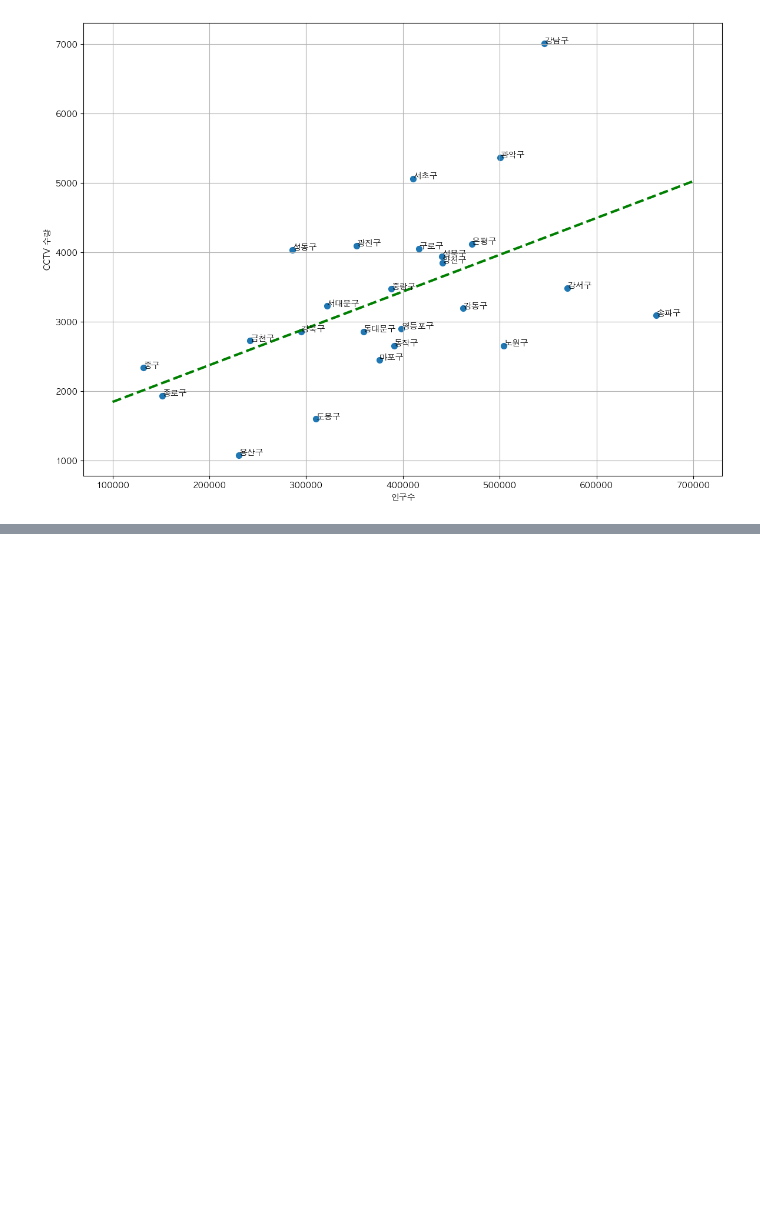
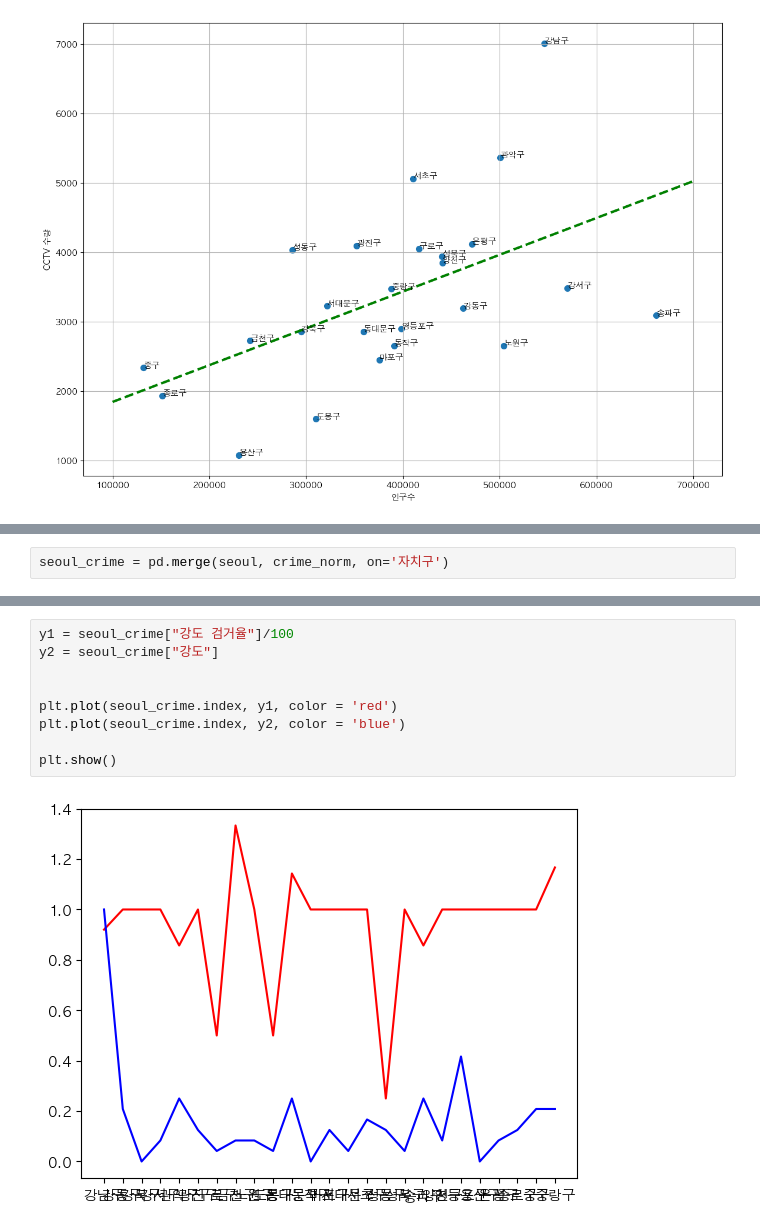
Before and after one commit to two-song/analysis, a Jupyter notebook: 서울cctv.ipynb, the cells around one changed output, grey strips where cells are left out. Saved outputs shown, nothing was run; the diff lists cells and outputs as text; blank space fills up the shorter version.

```diff
--- a/서울cctv.ipynb
+++ b/서울cctv.ipynb
@@ -408,0 +461,2 @@ plt.show()
+# %%
+seoul_crime = pd.merge(seoul, crime_norm, on='자치구')
@@ -408,0 +484,11 @@ plt.show()
+# %%
+y1 = seoul_crime["강도 검거율"]/100
+y2 = seoul_crime["강도"]
+
+
+plt.plot(seoul_crime.index, y1, color = 'red')
+plt.plot(seoul_crime.index, y2, color = 'blue')
+
+plt.show()
+# %% [output]
+[figure, added]
```
Also changed, not shown: parts of 15 cells of this notebook.
